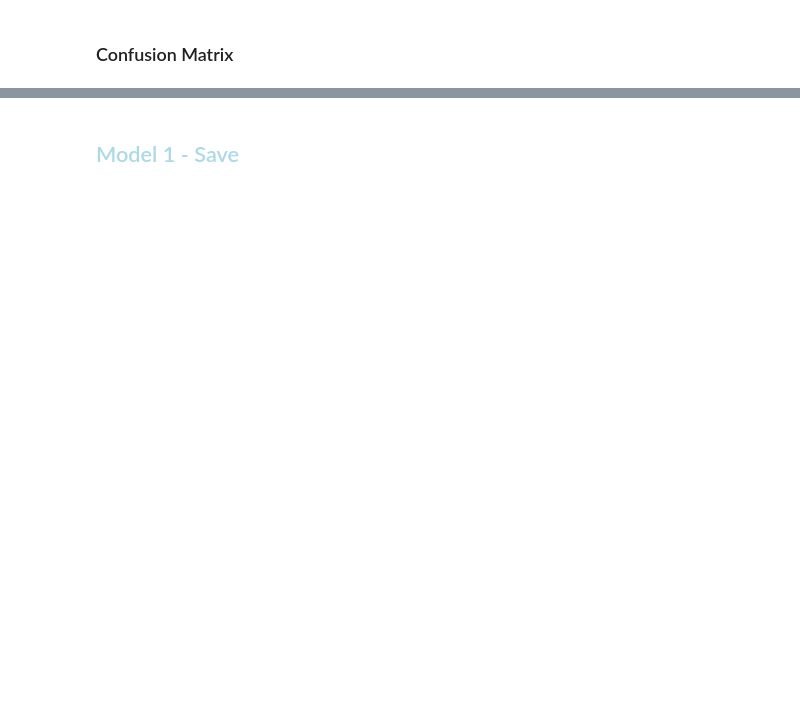
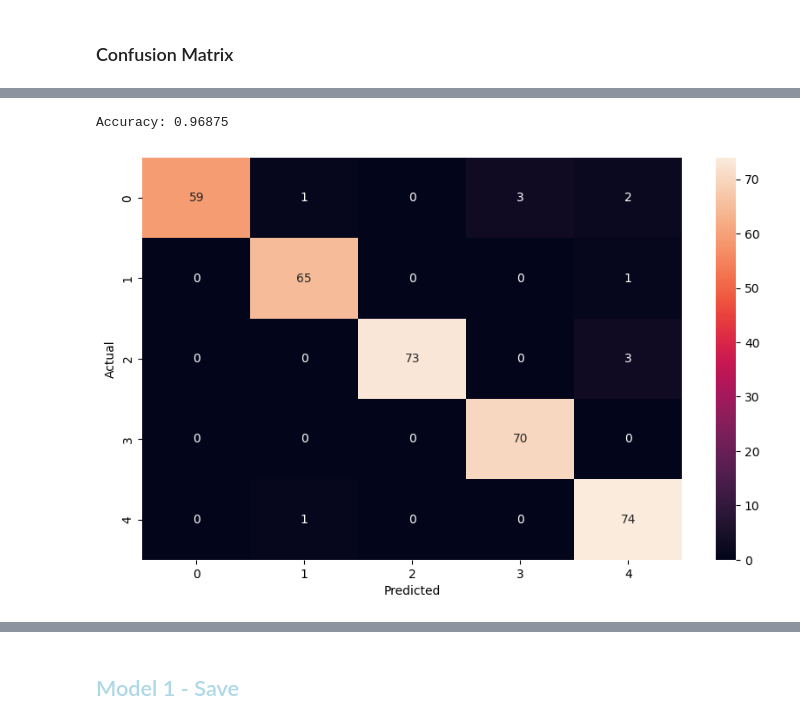
Before and after one commit to benjokapu/tpCNNavanzado, a Jupyter notebook: main.ipynb, the cells around one changed output, grey strips where cells are left out. Cells and saved outputs as stored; diff of their text form; code cells hidden in the pictures; blank space fills up the shorter version.

```diff
--- a/main.ipynb
+++ b/main.ipynb
@@ -488,0 +417,2 @@ Validation Loss: 0.09
+# %%
+X_test = X_test.reshape(-1, 100, 100, 3)
@@ -495,11 +443,17 @@ ValueError: Input 0 of layer "functional" is incompatible with the layer: expect
 # %%
-y_pred_class = y_pred.argmax(axis=1)
-accuracy = accuracy_score(y_test, y_pred_class)
-print("Accuracy:", accuracy)
+def confusion_matrix1(y_test, y_pred):
+    # Check if y_pred is 1-dimensional or 2-dimensional
+    if y_pred.ndim == 1:
+        y_pred_class = y_pred
+    else:
+        y_pred_class = y_pred.argmax(axis=1)
 
-cm = confusion_matrix(y_test, y_pred_class)
+    accuracy = accuracy_score(y_test, y_pred_class)
+    print("Accuracy:", accuracy)
 
-fig, ax = plt.subplots(figsize=(10, 6))
-sns.heatmap(cm, annot=True, ax=ax)
-_ = plt.xlabel("Predicted")
-_ = plt.ylabel("Actual")
+    cm = confusion_matrix(y_test, y_pred_class)
+
+    fig, ax = plt.subplots(figsize=(10, 6))
+    sns.heatmap(cm, annot=True, ax=ax)
+    _ = plt.xlabel("Predicted")
+    _ = plt.ylabel("Actual")
@@ -527,0 +460,8 @@ precision
+# %%
+# Assuming y_test has shape (11, 32)
+y_test = y_test.reshape(-1)
+
+# Now y_test should have shape (352,)
+# %%
+X_test = X_test.reshape(-1, 100, 100, 3)
+y_pred = modelo.predict(X_test)
@@ -527,0 +470,5 @@ precision
+# %%
+confusion_matrix1(y_test, y_pred)
+# %% [output]
+Accuracy: 0.96875
+[figure, added]
```
Also changed, not shown: parts of 22 cells of this notebook, 2 other files.
